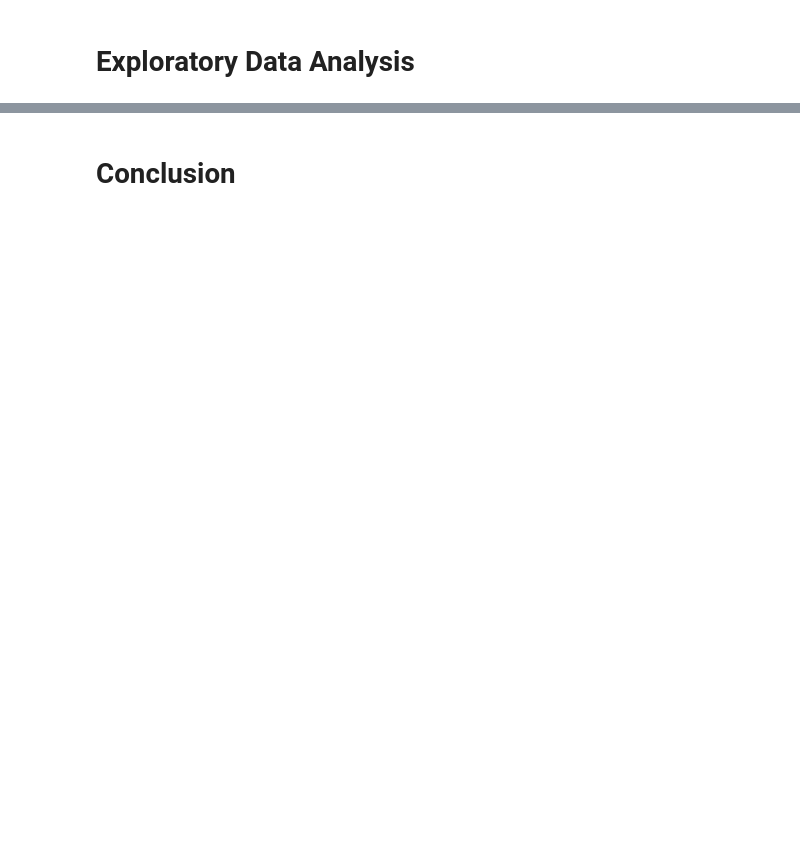
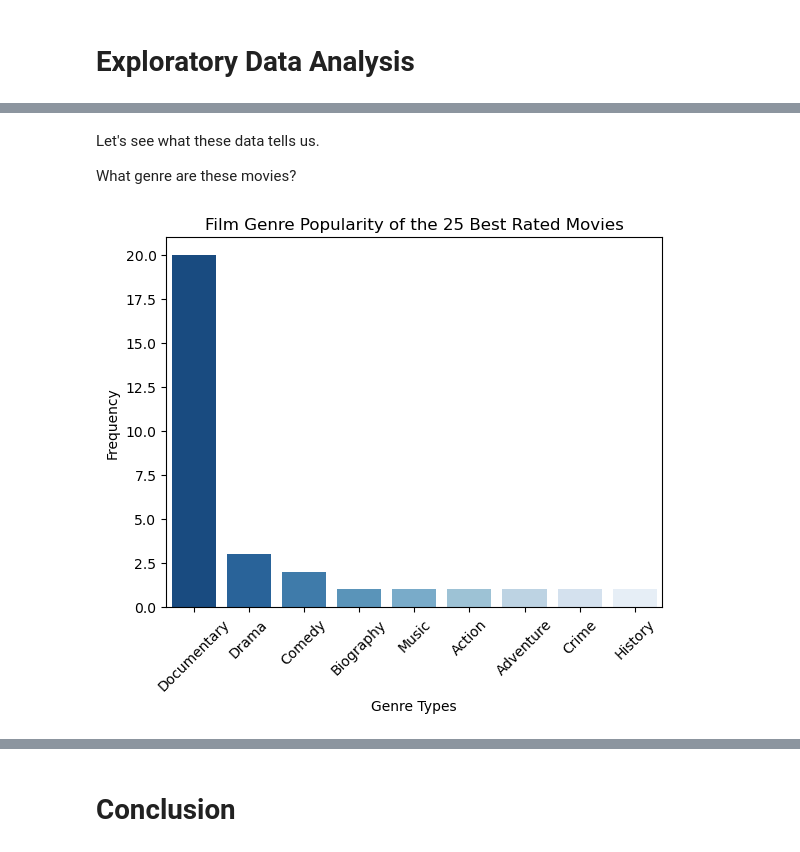
Before and after one commit to rafvrab/Microsoft_Film_Proposal, a Jupyter notebook: Notebook.ipynb, the cells around one changed output, grey strips where cells are left out. Cells and saved outputs as stored; diff of their text form; code cells hidden in the pictures; blank space fills up the shorter version.

```diff
--- a/Notebook.ipynb
+++ b/Notebook.ipynb
@@ -8,0 +192,21 @@
+# %% [markdown]
+Let's see what these data tells us.
+
+What genre are these movies?
+# %%
+# Splitting the genres column into separate genres and counting the frequency of each genre
+genres = df["genres"].str.split(",").explode()
+genres_count = genres.value_counts()
+
+# Setting the color palette to shades of blue, from dark to light
+palette = sns.color_palette("Blues_r", len(genres_count))
+
+# Plotting the bar graph
+sns.barplot(x=genres_count.index, y=genres_count.values, palette=palette)
+plt.xlabel("Genre Types")
+plt.ylabel("Frequency")
+plt.title("Film Genre Popularity of the 25 Best Rated Movies")
+plt.xticks(rotation=45)
+plt.show()
+# %% [output]
+[figure, added]
```
Also changed, not shown: parts of 65 cells of this notebook, 1 other file.
